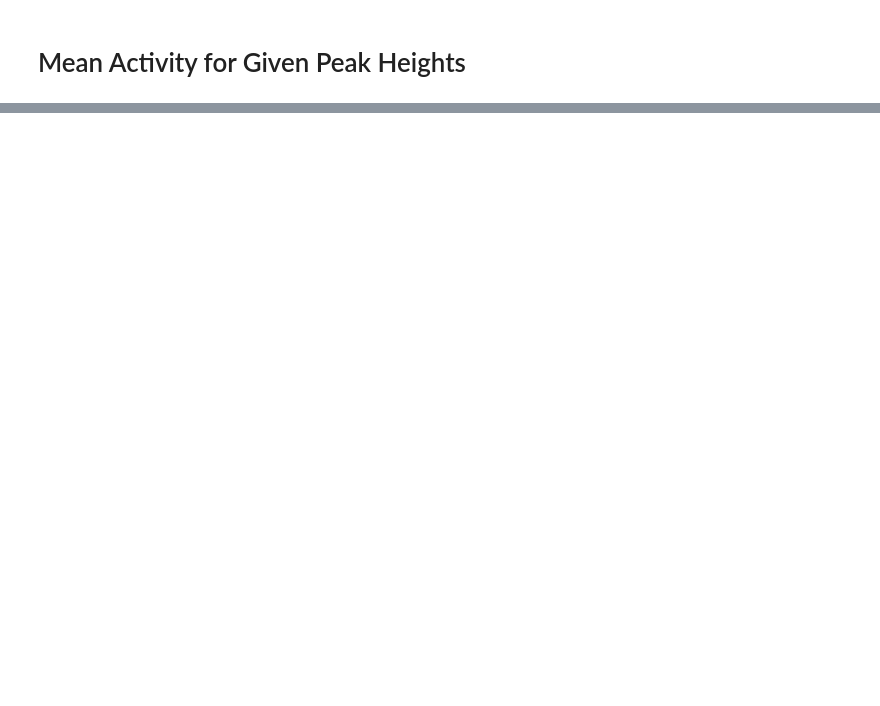
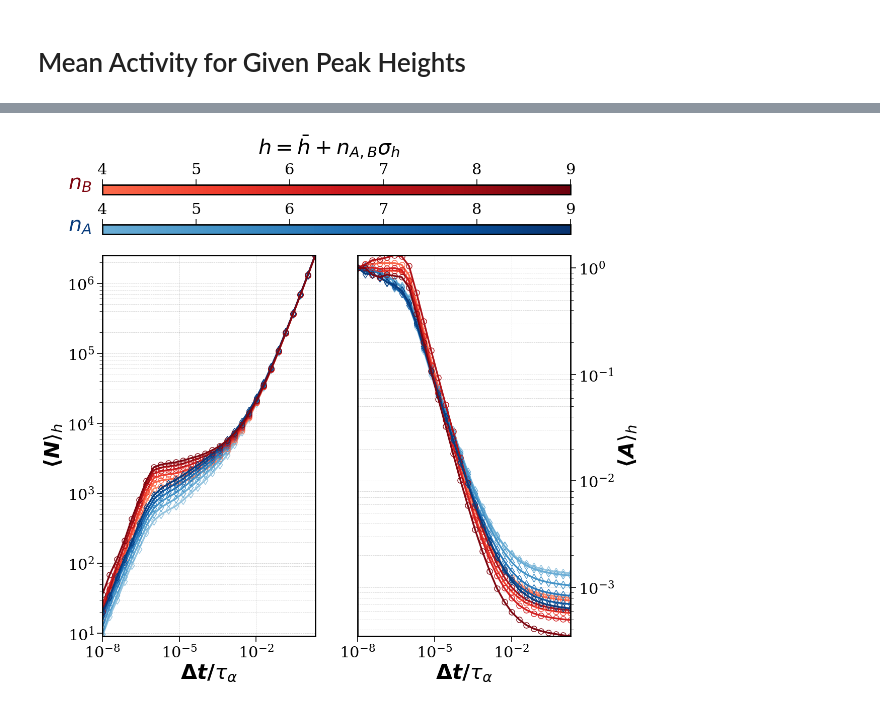
Before and after one commit to sylvainshan/PHYS-422-Foreshocks-and-Aftershocks-in-Thermal-Creep-Dynamics, a Jupyter notebook: Activity_analysis.ipynb, the cells around one changed output, grey strips where cells are left out. Saved outputs shown, nothing was run; the diff lists cells and outputs as text; code cells hidden in the pictures; blank space fills up the shorter version.

```diff
--- a/Activity_analysis.ipynb
+++ b/Activity_analysis.ipynb
@@ -371,0 +475,77 @@ if COMPUTE_ACTIVITY_FOR_GIVEN_HEIGHTS:
+# %%
+if COMPUTE_ACTIVITY_FOR_GIVEN_HEIGHTS:
+    if COMPUTE_ACTIVITY_FOR_GIVEN_HEIGHTS:
+        cmap_before = plt.get_cmap('Reds')
+    colors_before = cmap_before(np.linspace(0.4, 0.95, N_H))
+    cmap_after = plt.get_cmap('Blues')
+    colors_after = cmap_after(np.linspace(0.4, 0.95, N_H))
+
+    fig, axs = plt.subplots(1, 2, figsize=(12, 12), sharex=True)
+    for i, (h, n_std) in enumerate(zip(HEIGHTS, N_STD)):
+        axs[0].plot(time_windows, mean_n_after[h], linestyle='-',
+                    markersize=8, marker=r'd', fillstyle='none',
+                    color=colors_after[i], label=rf'A: $h=\bar h+{n_std:.0f}\sigma_h$')
+
+        axs[0].plot(time_windows, mean_n_before[h], linestyle='-',
+                    markersize=8, fillstyle='none', marker='o',
+                    color=colors_before[i], label=rf'B: $h=\bar h+{n_std:.0f}\sigma_h$')
+
+        axs[1].plot(time_windows, normalized_mean_activity_after[h], linestyle='-',
+                    marker=r'd', fillstyle='none', markersize=8,
+                    color=colors_after[i])
+        axs[1].plot(time_windows, normalized_mean_activity_before[h], linestyle='-', marker='o', fillstyle='none', color=colors_before[i],
+                    markersize=8)
+
+    axs[0].set_xscale('log')
+    axs[0].set_yscale('log')
+    axs[0].set_xlabel(r'$\boldsymbol{\Delta t/\tau_\alpha}$')
+    axs[0].set_ylabel(r'$\boldsymbol{\langle N\rangle_h}$')
+    axs[0].grid(True, alpha=0.4, which='both', ls='--')
+    axs[0].set_xlim(min(time_windows), max(time_windows))
+    axs[0].set_ylim(min([mean_n_before[h].min() for h in HEIGHTS] + [mean_n_after[h].min() for h in HEIGHTS]),
+                    max([mean_n_before[h].max() for h in HEIGHTS] + [mean_n_after[h].max() for h in HEIGHTS]))
+
+    axs[1].set_xscale('log')
+    axs[1].set_yscale('log')
+    axs[1].set_xlabel(r'$\boldsymbol{\Delta t/\tau_\alpha}$')
+    axs[1].set_ylabel(r'$\boldsymbol{\langle A\rangle_h}$')
+    axs[1].grid(True, alpha=0.4, which='both', ls='--')
+    axs[1].set_xlim(min(time_windows), max(time_windows))
+    axs[1].set_ylim(
+        min([normalized_mean_activity_before[h].min() for h in HEIGHTS] + [normalized_mean_activity_after[h].min() for h
+                                                                           in HEIGHTS]),
+        max([normalized_mean_activity_before[h].max() for h in HEIGHTS] + [normalized_mean_activity_after[h].max() for h
+                                                                           in HEIGHTS]))
+    axs[1].yaxis.tick_right()
+    axs[1].yaxis.set_label_position("right")
+
+    # Create horizontal colorbars
+    norm_before = mcolors.Normalize(vmin=min(N_STD), vmax=max(N_STD))
+    sm_before = cm.ScalarMappable(cmap=cm.colors.ListedColormap(cmap_before(np.linspace(0.5, 0.99, 256))), norm=norm_before)
+    sm_before.set_array([])
+    cbar_before = fig.colorbar(sm_before, ax=axs, orientation='horizontal', fraction=0.05, pad=0.04, aspect=50,
+                               location='top')
+
+    norm_after = mcolors.Normalize(vmin=min(N_STD), vmax=max(N_STD))
+    sm_after = cm.ScalarMappable(cmap=cm.colors.ListedColormap(cmap_after(np.linspace(0.5, 0.99, 256))), norm=norm_after)
+    sm_after.set_array([])
+    cbar_after = fig.colorbar(sm_after, ax=axs, orientation='horizontal', fraction=0.05, pad=0.05, aspect=50,
+                              location='top')
+
+    # Add text annotations
+    fig.text(0.088, 0.79, r'$n_A$', va='center', ha='center', rotation=0, fontsize=30, color=colors_after[-1])
+    fig.text(0.088, 0.86, r'$n_B$', va='center', ha='center', rotation=0, fontsize=30, color=colors_before[-1])
+    fig.text(0.5, 0.92, r'$h = \bar{h} + n_{A,B}\sigma_h$', va='center', ha='center', rotation=0, fontsize=30,
+             color='black')
+
+    if SAVE_PLOT:
+        save_dir = os.path.join(FIGURE_DIR)
+        if not os.path.exists(save_dir):
+            os.makedirs(save_dir)
+        plt.savefig(os.path.join(save_dir, 'norm_activity_vs_time2.pdf'), bbox_inches='tight')
+        with open(os.path.join(save_dir, 'norm_activity_vs_time2.pkl'), 'wb') as f:
+            pickle.dump(fig, f)
+
+    plt.show()
+# %% [output]
+[figure, added]
```
Also changed, not shown: parts of 13 cells of this notebook.
